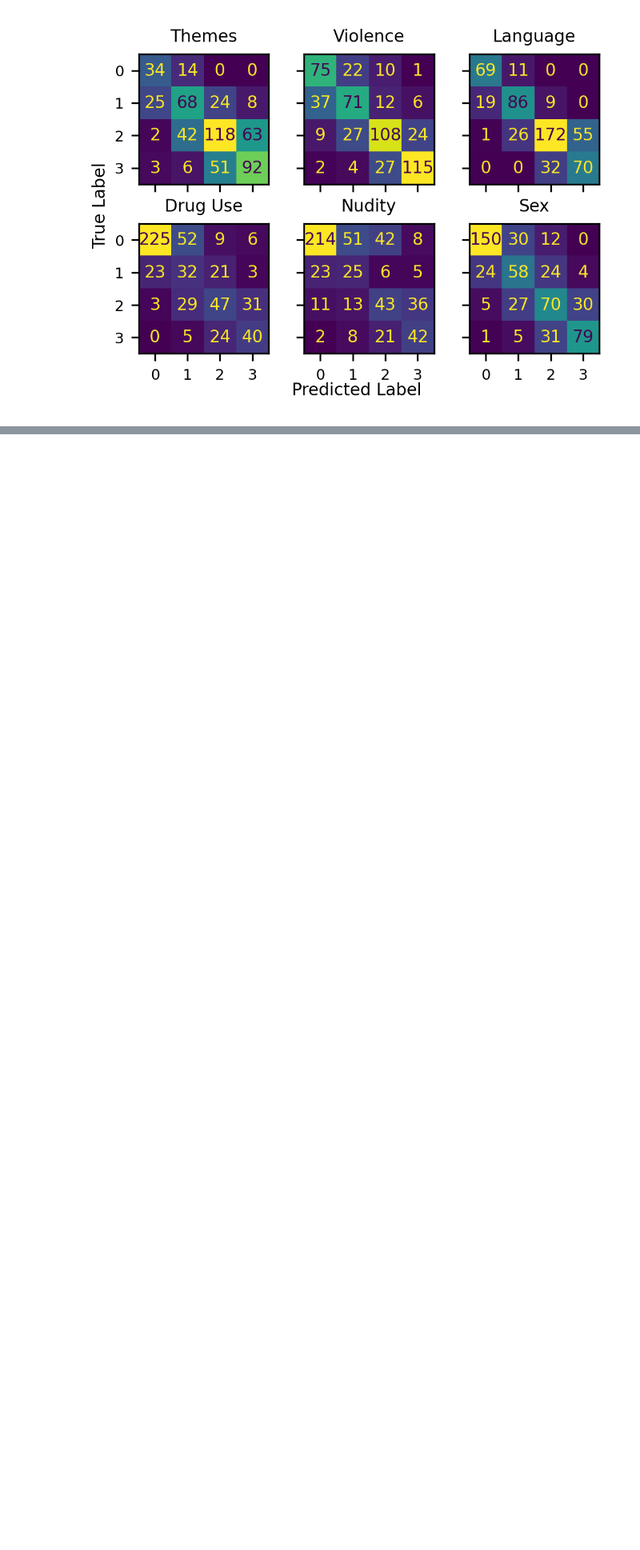
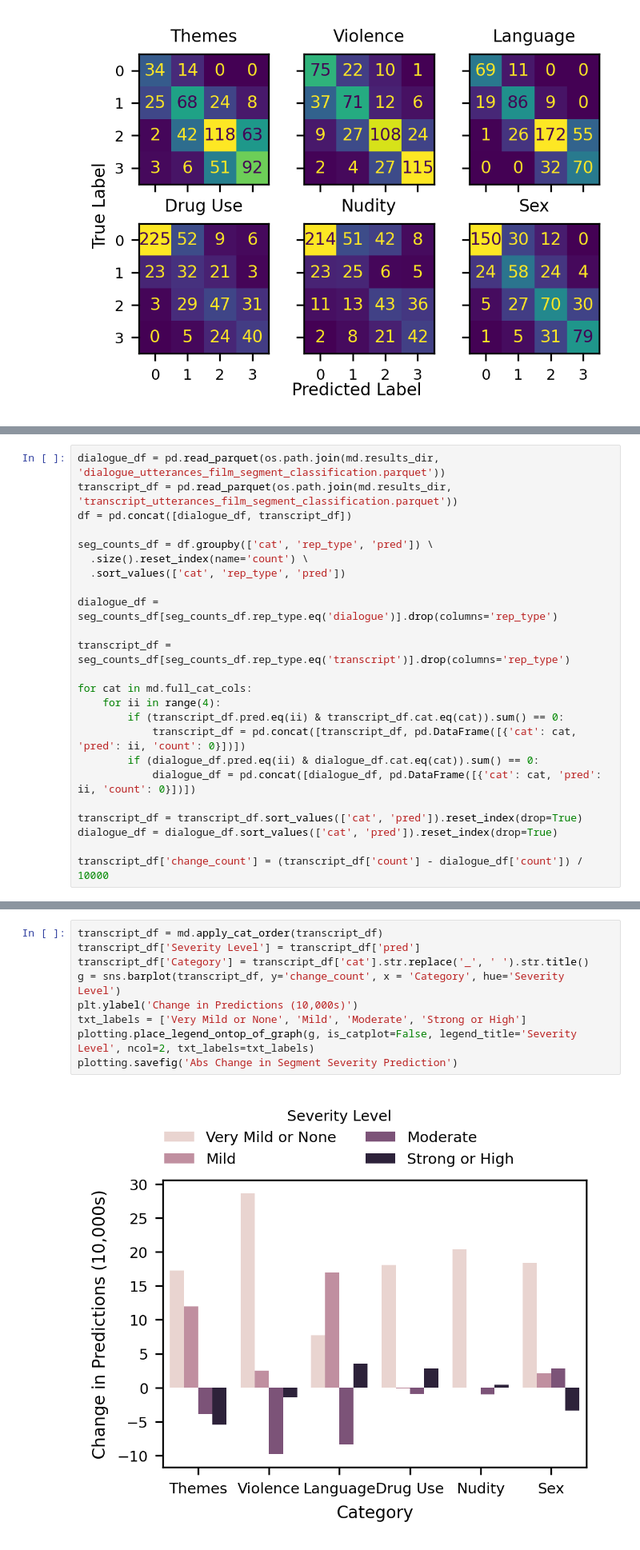
Before and after one commit to sydney-machine-learning/audiodescription-abusedetection, a Jupyter notebook: 03_model_architecture_exploration.ipynb, the cells around one changed output, grey strips where cells are left out. Shown at 80% size. Drawn from its saved outputs; the diff is of its cells as text; blank space fills up the shorter version.

```diff
--- a/03_model_architecture_exploration.ipynb
+++ b/03_model_architecture_exploration.ipynb
@@ -462,0 +541,24 @@ overall_ratings_df
+# %%
+dialogue_df = pd.read_parquet(os.path.join(md.results_dir, 'dialogue_utterances_film_segment_classification.parquet'))
+transcript_df = pd.read_parquet(os.path.join(md.results_dir, 'transcript_utterances_film_segment_classification.parquet'))
+df = pd.concat([dialogue_df, transcript_df])
+
+seg_counts_df = df.groupby(['cat', 'rep_type', 'pred']) \
+  .size().reset_index(name='count') \
+  .sort_values(['cat', 'rep_type', 'pred'])
+
+dialogue_df = seg_counts_df[seg_counts_df.rep_type.eq('dialogue')].drop(columns='rep_type')
+
+transcript_df = seg_counts_df[seg_counts_df.rep_type.eq('transcript')].drop(columns='rep_type')
+
+for cat in md.full_cat_cols:
+    for ii in range(4):
+        if (transcript_df.pred.eq(ii) & transcript_df.cat.eq(cat)).sum() == 0:
+            transcript_df = pd.concat([transcript_df, pd.DataFrame([{'cat': cat, 'pred': ii, 'count': 0}])])
+        if (dialogue_df.pred.eq(ii) & dialogue_df.cat.eq(cat)).sum() == 0:
+            dialogue_df = pd.concat([dialogue_df, pd.DataFrame([{'cat': cat, 'pred': ii, 'count': 0}])])
+
+transcript_df = transcript_df.sort_values(['cat', 'pred']).reset_index(drop=True)
+dialogue_df = dialogue_df.sort_values(['cat', 'pred']).reset_index(drop=True)
+
+transcript_df['change_count'] = (transcript_df['count'] - dialogue_df['count']) / 10000
@@ -462,0 +581,11 @@ overall_ratings_df
+# %%
+transcript_df = md.apply_cat_order(transcript_df)
+transcript_df['Severity Level'] = transcript_df['pred']
+transcript_df['Category'] = transcript_df['cat'].str.replace('_', ' ').str.title()
+g = sns.barplot(transcript_df, y='change_count', x = 'Category', hue='Severity Level')
+plt.ylabel('Change in Predictions (10,000s)')
+txt_labels = ['Very Mild or None', 'Mild', 'Moderate', 'Strong or High']
+plotting.place_legend_ontop_of_graph(g, is_catplot=False, legend_title='Severity Level', ncol=2, txt_labels=txt_labels)
+plotting.savefig('Abs Change in Segment Severity Prediction')
+# %% [output]
+[figure, added]
```
Also changed, not shown: parts of 13 cells of this notebook, 3 other files.
